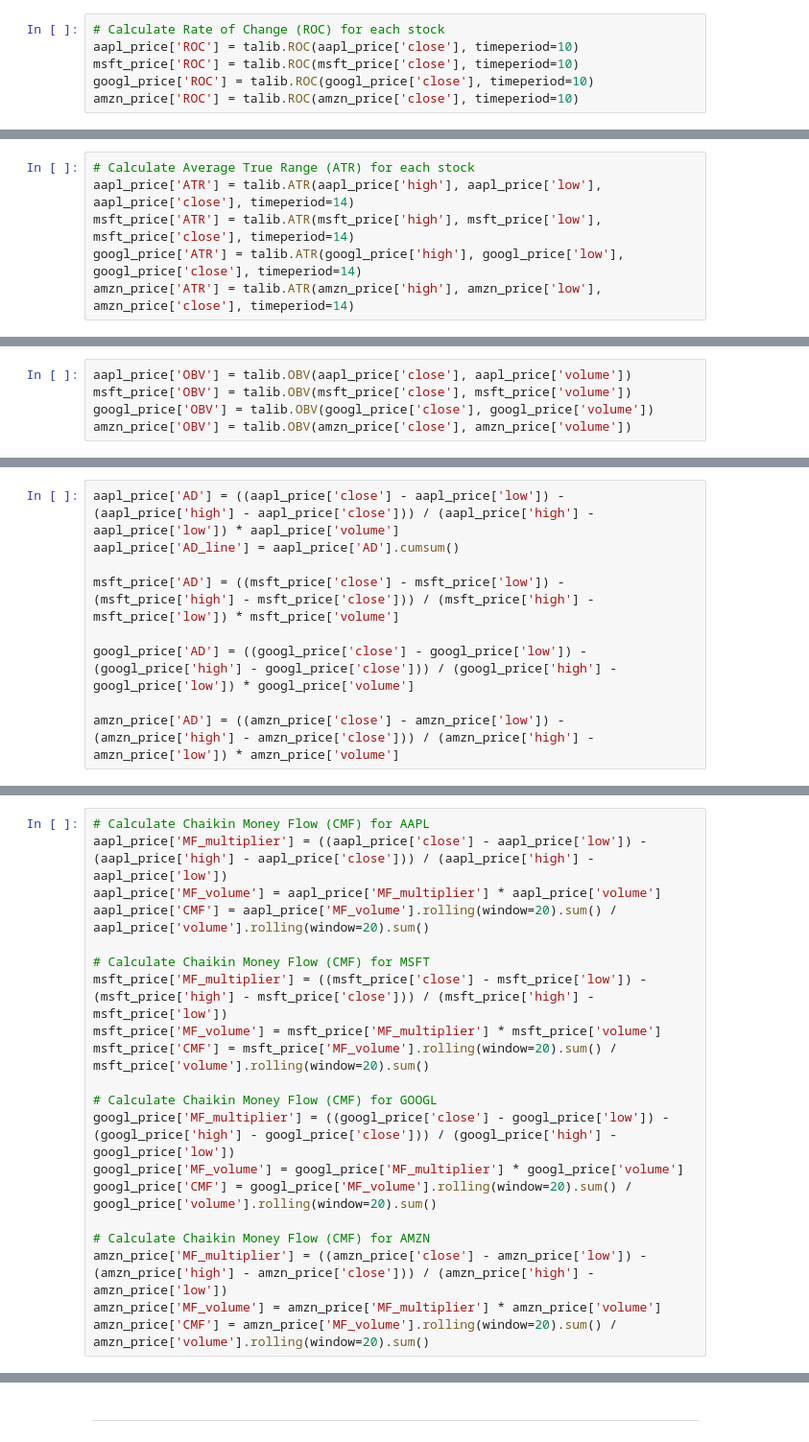
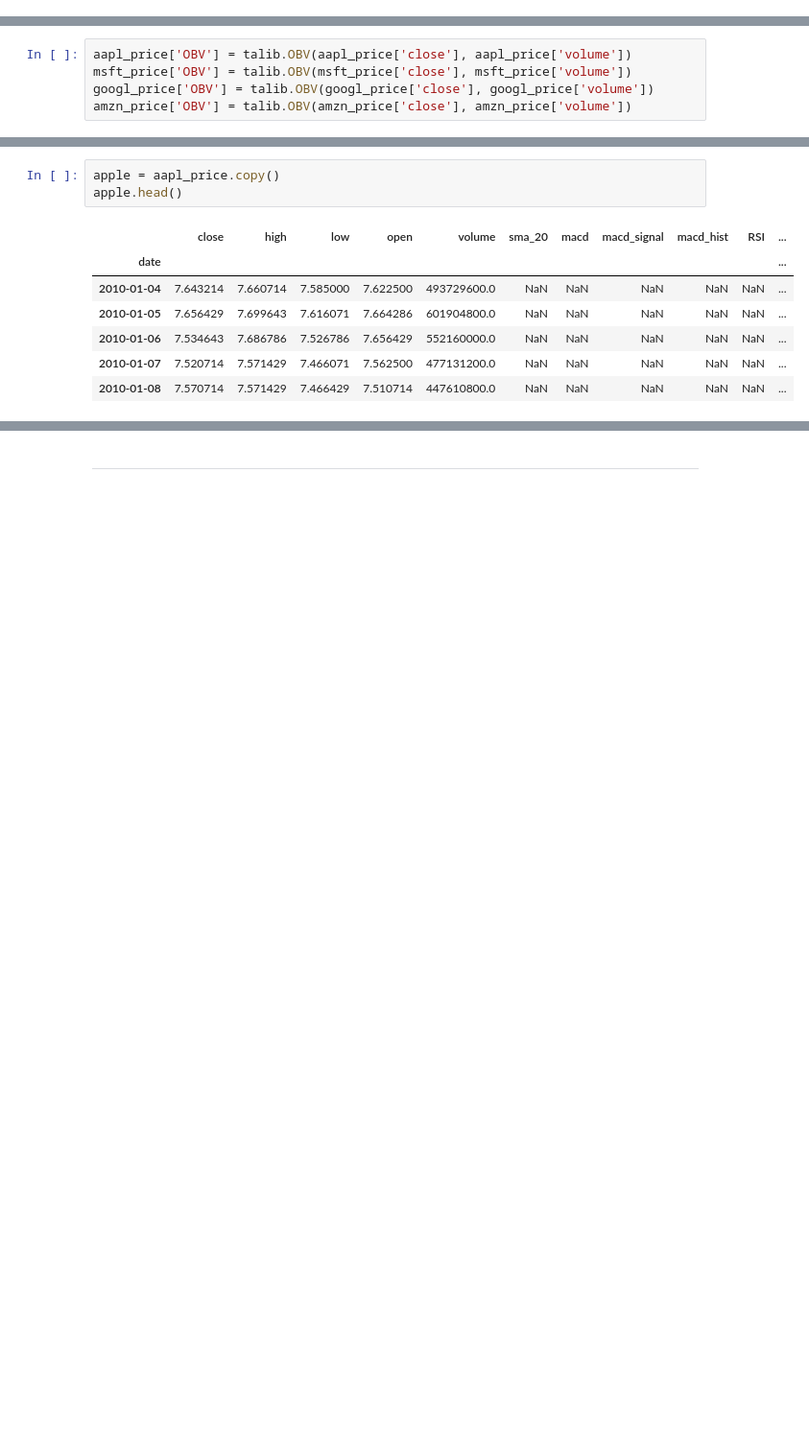
Before and after one commit to TeslimAdeyanju/6-Portfolio-Exploring-Financial-Market-Trends-Analysis, a Jupyter notebook: Exploring-Financia-Market-Analysis.ipynb, the cells around one changed output, grey strips where cells are left out. Shown: that part at 96% size. Saved outputs shown, nothing was run; the diff lists cells and outputs as text; blank space fills up the shorter version.

```diff
--- a/Exploring-Financia-Market-Analysis.ipynb
+++ b/Exploring-Financia-Market-Analysis.ipynb
@@ -580,6 +545,0 @@ The Rate of Change (ROC) is a momentum oscillator that measures the percentage c
-# %%
-# Calculate Rate of Change (ROC) for each stock
-aapl_price['ROC'] = talib.ROC(aapl_price['close'], timeperiod=10)
-msft_price['ROC'] = talib.ROC(msft_price['close'], timeperiod=10)
-googl_price['ROC'] = talib.ROC(googl_price['close'], timeperiod=10)
-amzn_price['ROC'] = talib.ROC(amzn_price['close'], timeperiod=10)
@@ -618,6 +583,0 @@ The Average True Range (ATR) is a volatility indicator that measures the average
-# %%
-# Calculate Average True Range (ATR) for each stock
-aapl_price['ATR'] = talib.ATR(aapl_price['high'], aapl_price['low'], aapl_price['close'], timeperiod=14)
-msft_price['ATR'] = talib.ATR(msft_price['high'], msft_price['low'], msft_price['close'], timeperiod=14)
-googl_price['ATR'] = talib.ATR(googl_price['high'], googl_price['low'], googl_price['close'], timeperiod=14)
-amzn_price['ATR'] = talib.ATR(amzn_price['high'], amzn_price['low'], amzn_price['close'], timeperiod=14)
@@ -660,9 +590,0 @@ The Accumulation/Distribution Line is a volume indicator that combines price and
-# %%
-aapl_price['AD'] = ((aapl_price['close'] - aapl_price['low']) - (aapl_price['high'] - aapl_price['close'])) / (aapl_price['high'] - aapl_price['low']) * aapl_price['volume']
-aapl_price['AD_line'] = aapl_price['AD'].cumsum()
-
-msft_price['AD'] = ((msft_price['close'] - msft_price['low']) - (msft_price['high'] - msft_price['close'])) / (msft_price['high'] - msft_price['low']) * msft_price['volume']
-
-googl_price['AD'] = ((googl_price['close'] - googl_price['low']) - (googl_price['high'] - googl_price['close'])) / (googl_price['high'] - googl_price['low']) * googl_price['volume']
-
-amzn_price['AD'] = ((amzn_price['close'] - amzn_price['low']) - (amzn_price['high'] - amzn_price['close'])) / (amzn_price['high'] - amzn_price['low']) * amzn_price['volume']
@@ -674,20 +590,0 @@ Chaikin Money Flow (CMF) is a volume indicator that measures the buying and sell
-# %%
-# Calculate Chaikin Money Flow (CMF) for AAPL
-aapl_price['MF_multiplier'] = ((aapl_price['close'] - aapl_price['low']) - (aapl_price['high'] - aapl_price['close'])) / (aapl_price['high'] - aapl_price['low'])
-aapl_price['MF_volume'] = aapl_price['MF_multiplier'] * aapl_price['volume']
-aapl_price['CMF'] = aapl_price['MF_volume'].rolling(window=20).sum() / aapl_price['volume'].rolling(window=20).sum()
-
-# Calculate Chaikin Money Flow (CMF) for MSFT
-msft_price['MF_multiplier'] = ((msft_price['close'] - msft_price['low']) - (msft_price['high'] - msft_price['close'])) / (msft_price['high'] - msft_price['low'])
-msft_price['MF_volume'] = msft_price['MF_multiplier'] * msft_price['volume']
-msft_price['CMF'] = msft_price['MF_volume'].rolling(window=20).sum() / msft_price['volume'].rolling(window=20).sum()
-
-# Calculate Chaikin Money Flow (CMF) for GOOGL
-googl_price['MF_multiplier'] = ((googl_price['close'] - googl_price['low']) - (googl_price['high'] - googl_price['close'])) / (googl_price['high'] - googl_price['low'])
-googl_price['MF_volume'] = googl_price['MF_multiplier'] * googl_price['volume']
-googl_price['CMF'] = googl_price['MF_volume'].rolling(window=20).sum() / googl_price['volume'].rolling(window=20).sum()
-
-# Calculate Chaikin Money Flow (CMF) for AMZN
-amzn_price['MF_multiplier'] = ((amzn_price['close'] - amzn_price['low']) - (amzn_price['high'] - amzn_price['close'])) / (amzn_price['high'] - amzn_price['low'])
-amzn_price['MF_volume'] = amzn_price['MF_multiplier'] * amzn_price['volume']
-amzn_price['CMF'] = amzn_price['MF_volume'].rolling(window=20).sum() / amzn_price['volume'].rolling(window=20).sum()
@@ -751,0 +591,11 @@ Fundamental metrics are quantitative data points derived from a company's financ
+# %%
+apple = aapl_price.copy()
+apple.head()
+# %% [output]
+|  | close | high | low | open | volume | sma_20 | macd | macd_signal | macd_hist | RSI | ... |
+| date |  |  |  |  |  |  |  |  |  |  | ... |
+| 2010-01-04 | 7.643214 | 7.660714 | 7.585000 | 7.622500 | 493729600.0 | NaN | NaN | NaN | NaN | NaN | ... |
+| 2010-01-05 | 7.656429 | 7.699643 | 7.616071 | 7.664286 | 601904800.0 | NaN | NaN | NaN | NaN | NaN | ... |
+| 2010-01-06 | 7.534643 | 7.686786 | 7.526786 | 7.656429 | 552160000.0 | NaN | NaN | NaN | NaN | NaN | ... |
+| 2010-01-07 | 7.520714 | 7.571429 | 7.466071 | 7.562500 | 477131200.0 | NaN | NaN | NaN | NaN | NaN | ... |
+| 2010-01-08 | 7.570714 | 7.571429 | 7.466429 | 7.510714 | 447610800.0 | NaN | NaN | NaN | NaN | NaN | ... |
```
Also changed, not shown: parts of 39 cells of this notebook.
